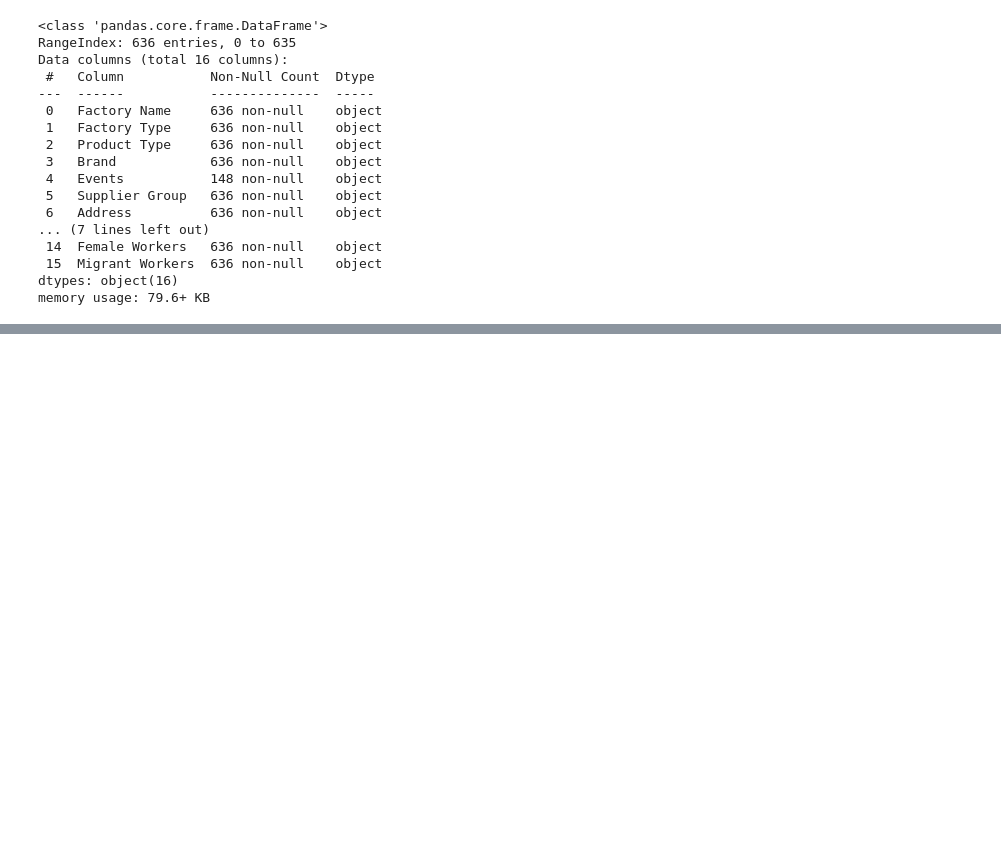
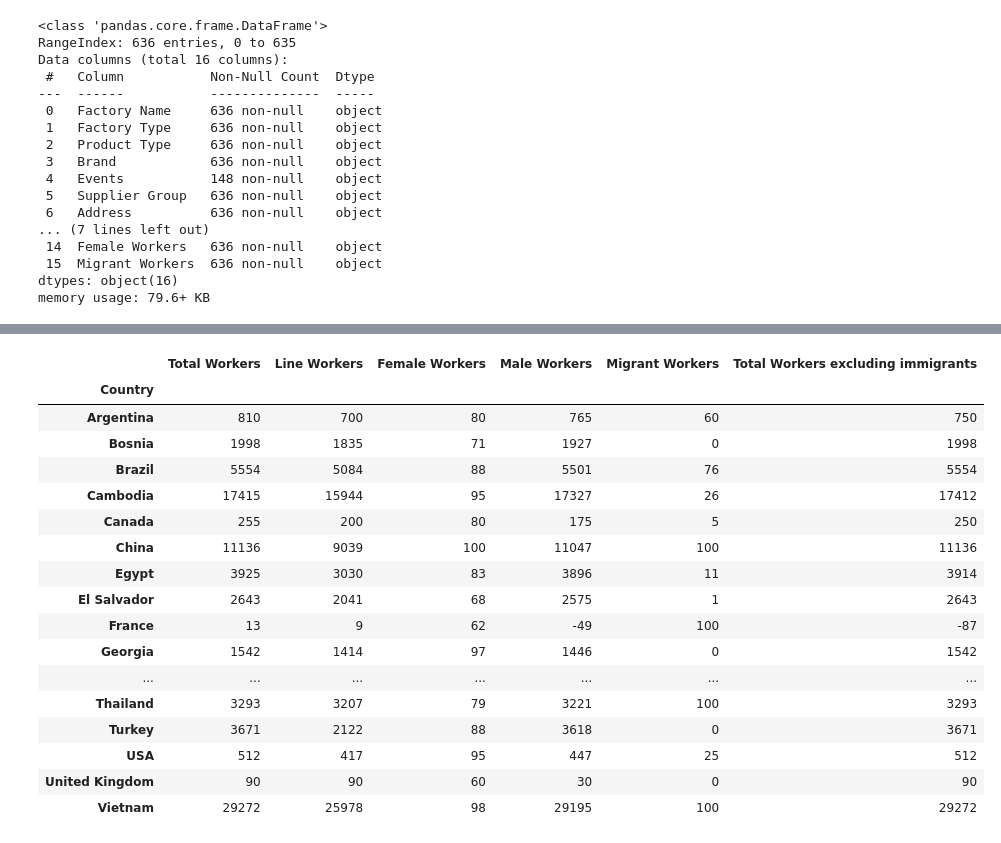
Before and after one commit to ousseeema/data-science, a Jupyter notebook: projet_python.ipynb, the cells around one changed output, grey strips where cells are left out. Saved outputs shown, nothing was run; the diff lists cells and outputs as text; code cells hidden in the pictures; blank space fills up the shorter version.

```diff
--- a/projet_python.ipynb
+++ b/projet_python.ipynb
@@ -86,0 +218,23 @@ data.head()
+# %%
+# the maximum  workers in details (each country)
+res10 = data.groupby("Country").agg({"Total Workers": "max", "Line Workers": "max", "Female Workers":"max",  "Male Workers":"max","Migrant Workers":"max","Total Workers excluding immigrants":"max"  })
+res10
+# %% [output]
+|  | Total Workers | Line Workers | Female Workers | Male Workers | Migrant Workers | Total Workers excluding immigrants |
+| Country |  |  |  |  |  |  |
+| Argentina | 810 | 700 | 80 | 765 | 60 | 750 |
+| Bosnia | 1998 | 1835 | 71 | 1927 | 0 | 1998 |
+| Brazil | 5554 | 5084 | 88 | 5501 | 76 | 5554 |
+| Cambodia | 17415 | 15944 | 95 | 17327 | 26 | 17412 |
+| Canada | 255 | 200 | 80 | 175 | 5 | 250 |
+| China | 11136 | 9039 | 100 | 11047 | 100 | 11136 |
+| Egypt | 3925 | 3030 | 83 | 3896 | 11 | 3914 |
+| El Salvador | 2643 | 2041 | 68 | 2575 | 1 | 2643 |
+| France | 13 | 9 | 62 | -49 | 100 | -87 |
+| Georgia | 1542 | 1414 | 97 | 1446 | 0 | 1542 |
+| ... | ... | ... | ... | ... | ... | ... |
+| Thailand | 3293 | 3207 | 79 | 3221 | 100 | 3293 |
+| Turkey | 3671 | 2122 | 88 | 3618 | 0 | 3671 |
+| USA | 512 | 417 | 95 | 447 | 25 | 512 |
+| United Kingdom | 90 | 90 | 60 | 30 | 0 | 90 |
+| Vietnam | 29272 | 25978 | 98 | 29195 | 100 | 29272 |
```
Also changed, not shown: parts of 12 cells of this notebook.
